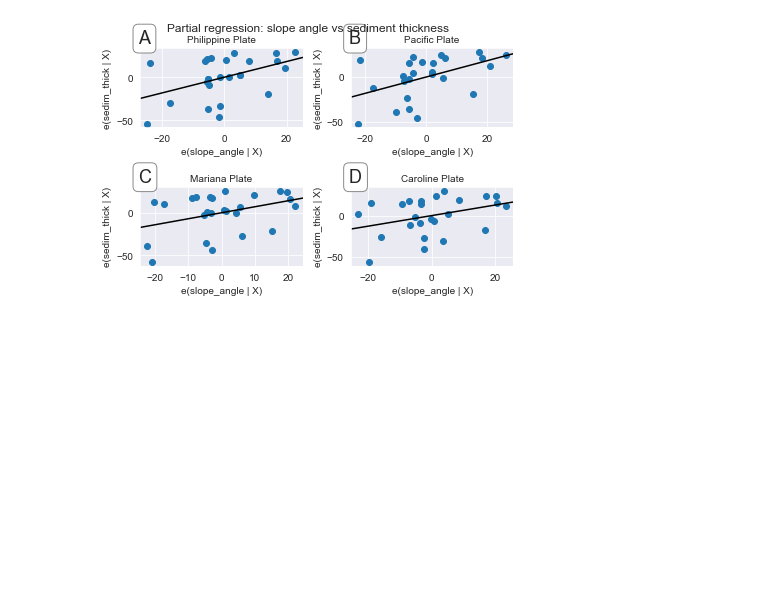
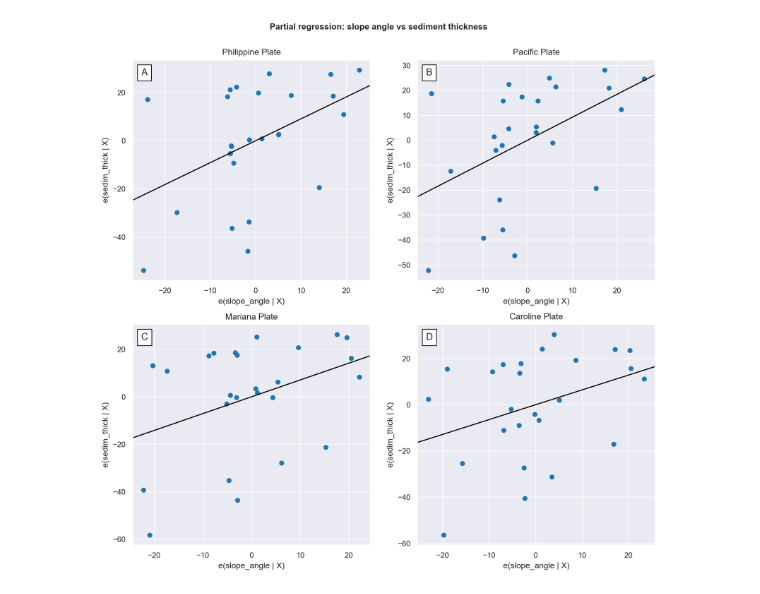
Before and after one commit to paulinelemenkova/Python-script-028-SM-Partial-Regression, a Jupyter notebook: Script-028-SM-Partial Regression-SUBPLOTS.ipynb, the cells around one changed output. Cells and saved outputs as stored; diff of their text form; code cells hidden in the pictures; blank space fills up the shorter version.

```diff
--- a/Script-028-SM-Partial Regression-SUBPLOTS.ipynb
+++ b/Script-028-SM-Partial Regression-SUBPLOTS.ipynb
@@ -1,52 +1,69 @@
 # %%
+#!/usr/bin/env python
+# coding: utf-8
 from __future__ import print_function
 %matplotlib inline
 import os
 import numpy as np
 import pandas as pd
 import seaborn as sns
 from patsy import dmatrices
 import statsmodels.api as sm
 from matplotlib import pyplot as plt
-#
+import matplotlib.artist as martist
+
 os.chdir('/Users/pauline/Documents/Python')
 df = pd.read_csv("Tab-Morph.csv")
 df = df.dropna()
 sns.set_style('darkgrid')
-#
-fig, [[ax1, ax2], [ax3, ax4]] = plt.subplots(nrows=2, ncols=2)
+sns.set_context('paper')
+
+def add_at(ax, t, loc=2):
+    fp = dict(size=11)
+    _at = AnchoredText(t, loc=loc, prop=fp)
+    ax.add_artist(_at)
+    return _at
+
+fig, [[ax1, ax2], [ax3, ax4]] = plt.subplots(2,2, figsize=(10,10), dpi=300)
 # tuple for one row: fig, [ax1, ax2, ax3, ax4] = plt.subplots(nrows=1, ncols=4)
-fig.suptitle('Partial regression: slope angle vs sediment thickness', fontsize=12)
-#
+fig.suptitle('Partial regression: slope angle vs sediment thickness',
+             fontsize=10, fontweight='bold', x=0.5, y=0.93)
+
 # subplot 1
-ax1.plt = sm.graphics.plot_partregress('sedim_thick', 'slope_angle', ['plate_phill', 'profile'],
+ax1.plt = sm.graphics.plot_partregress('sedim_thick', 'slope_angle',
+                                       ['plate_phill', 'profile'],
                                        data=df, obs_labels=False, ax=ax1)
 ax1.set_title("Philippine Plate", fontsize=10)
-ax1.annotate('A', xy=(-0.01, 1.06), xycoords="axes fraction", fontsize=18,
-           bbox=dict(boxstyle='round, pad=0.3', fc='w', edgecolor='grey', linewidth=1, alpha=0.9))
-#
+add_at(ax1, "A", loc=2)
+
 # subplot 2
-ax2.plt = sm.graphics.plot_partregress('sedim_thick', 'slope_angle', ['plate_pacif', 'profile'],
+ax2.plt = sm.graphics.plot_partregress('sedim_thick', 'slope_angle',
+                                       ['plate_pacif', 'profile'],
                                        data=df, obs_labels=False, ax=ax2)
 ax2.set_title("Pacific Plate", fontsize=10)
-ax2.annotate('B', xy=(-0.01, 1.06), xycoords="axes fraction", fontsize=18,
-           bbox=dict(boxstyle='round, pad=0.3', fc='w', edgecolor='grey', linewidth=1, alpha=0.9))
-#
+add_at(ax2, "B", loc=2)
+
 # subplot 3
-ax3.plt = sm.graphics.plot_partregress('sedim_thick', 'slope_angle', ['plate_maria', 'profile'],
+ax3.plt = sm.graphics.plot_partregress('sedim_thick', 'slope_angle',
+                                       ['plate_maria', 'profile'],
                                        data=df, obs_labels=False, ax=ax3)
 ax3.set_title("Mariana Plate", fontsize=10)
-ax3.annotate('C', xy=(-0.01, 1.06), xycoords="axes fraction", fontsize=18,
-           bbox=dict(boxstyle='round, pad=0.3', fc='w', edgecolor='grey', linewidth=1, alpha=0.9))
-#
+add_at(ax3, "C", loc=2)
+
 # subplot 4
-ax4.plt = sm.graphics.plot_partregress('sedim_thick', 'slope_angle', ['plate_carol', 'profile'],
+ax4.plt = sm.graphics.plot_partregress('sedim_thick', 'slope_angle',
+                                       ['plate_carol', 'profile'],
                                        data=df, obs_labels=False, ax=ax4)
 ax4.set_title("Caroline Plate", fontsize=10)
-ax4.annotate('D', xy=(-0.01, 1.06), xycoords="axes fraction", fontsize=18,
-           bbox=dict(boxstyle='round, pad=0.3', fc='w', edgecolor='grey', linewidth=1, alpha=0.9))
-#
+add_at(ax4, "D", loc=2)
+
+# visualizing and saving
 plt.tight_layout()
+plt.subplots_adjust(top=0.87, bottom=0.08,
+                    left=0.10, right=0.95,
+                    hspace=0.2, wspace=0.2
+                    )
+plt.savefig('plot_PartReg.png', dpi=300)
 plt.show()
 # %% [output]
-[figure, old version]
+[figure, new version]
```
